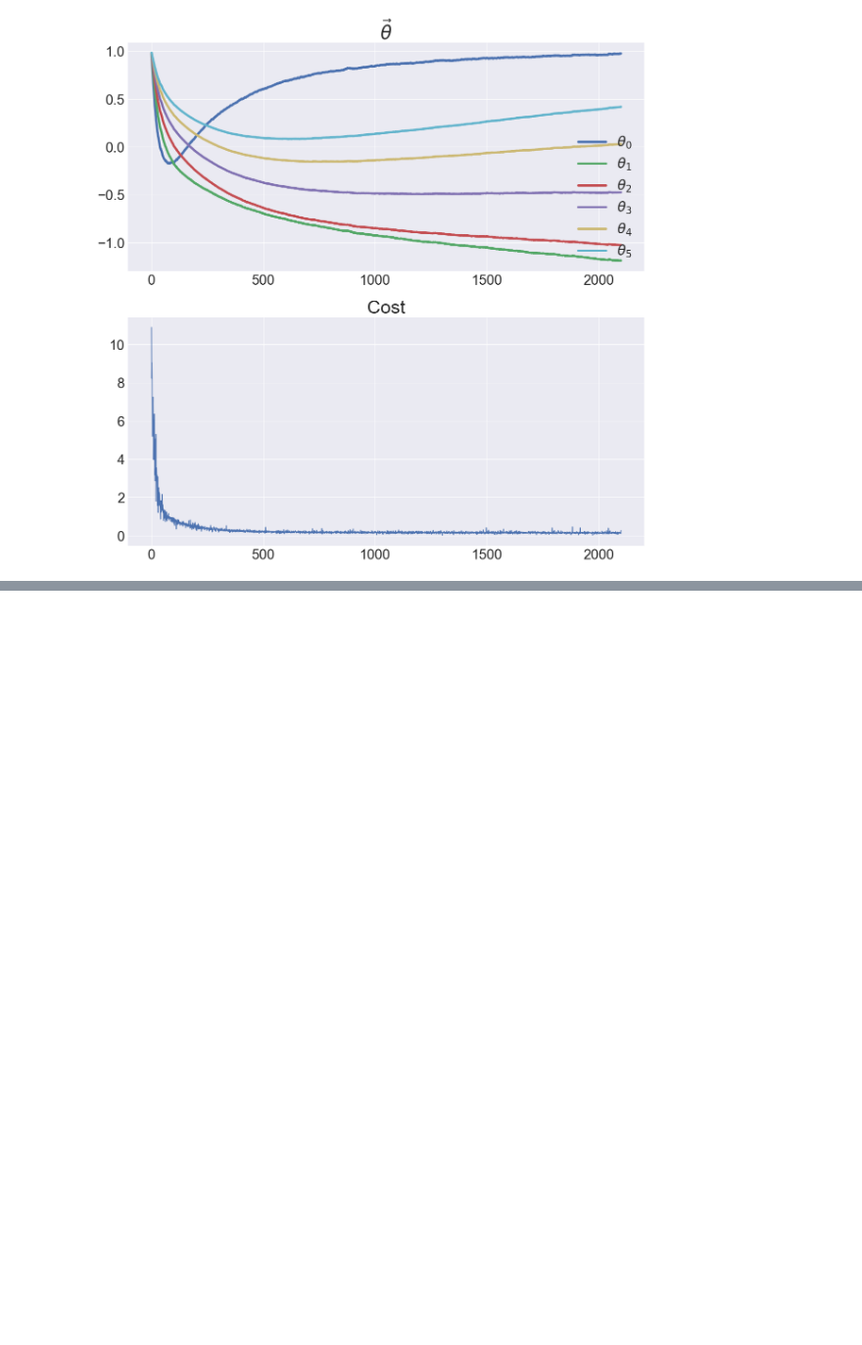
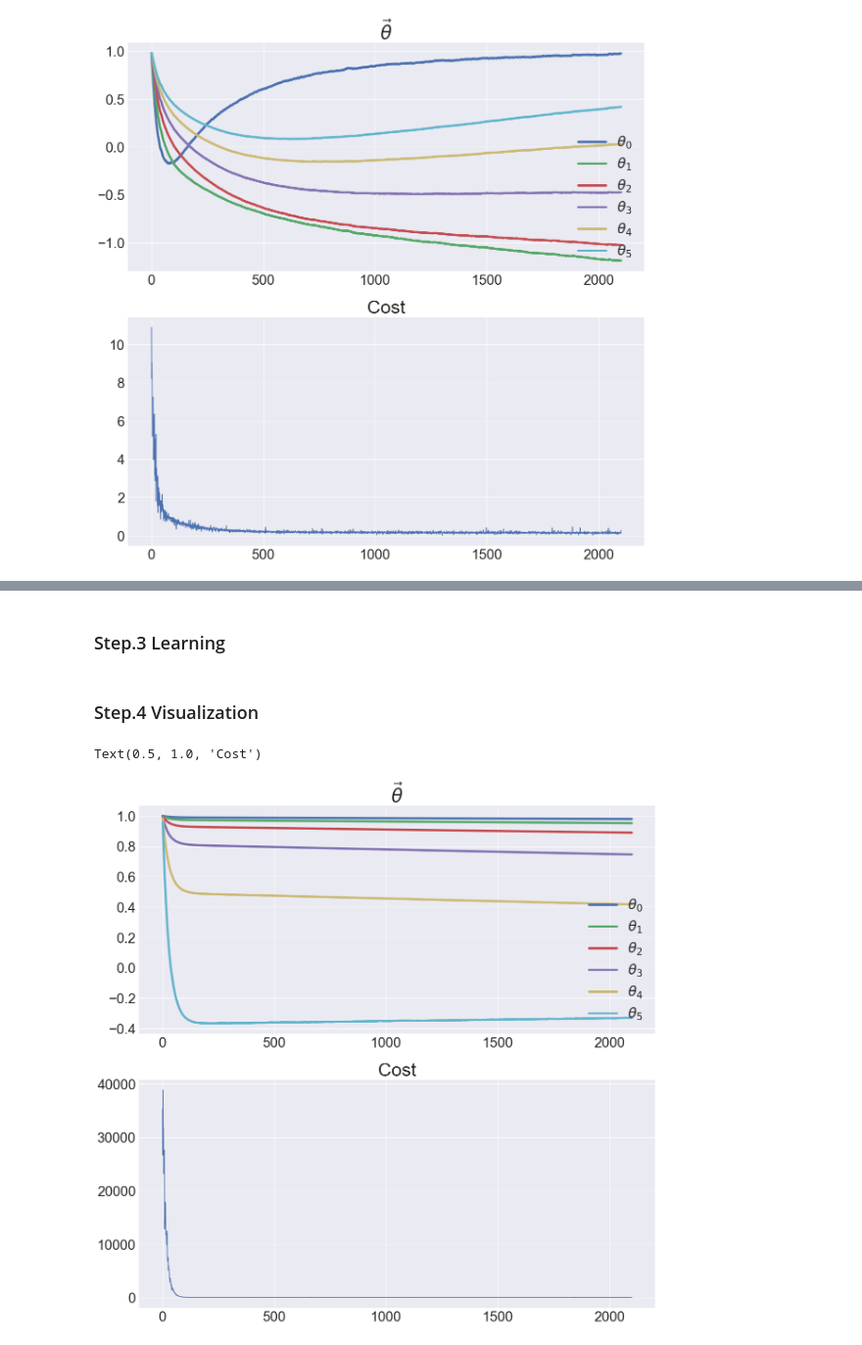
Before and after one commit to 17-76018348/DeepLearning, a Jupyter notebook: new_homework/TA6.01.ipynb, the cells around one changed output, grey strips where cells are left out. Shown at 98% size. Saved outputs shown, nothing was run; the diff lists cells and outputs as text; code cells hidden in the pictures; blank space fills up the shorter version.

```diff
--- a/new_homework/TA6.01.ipynb
+++ b/new_homework/TA6.01.ipynb
@@ -97,0 +119,47 @@ Text(0.5, 1.0, 'Cost')
+# %%
+batch_size = 32
+n_batch = np.ceil(data.shape[0]/batch_size).astype(int)
+feature_dim = x_data.shape[1]-1
+Th = np.ones(shape = (feature_dim + 1,), dtype = np.float).reshape(-1, 1)
+
+affine = affine_MSE.Affine_Function(feature_dim, Th)
+cost = affine_MSE.MSE_Cost()
+
+epochs, lr = 300, 0.000001
+th_accum = Th.reshape(-1, 1)
+cost_list = []
+# %% [markdown]
+### Step.3 Learning
+# %%
+for epoch in range(epochs):
+    np.random.shuffle(data)
+    for batch_idx in range(n_batch):
+        batch = get_data_batch(data, batch_idx, batch_size, n_sample)
+        X, Y = batch[:,:-1], batch[:,-1]
+        Pred = affine.forward(X)
+        J = cost.forward(Y, Pred)
+
+        dPred = cost.backward()
+        affine.backward(dPred, lr)
+
+        th_accum = np.hstack((th_accum, affine._Th))
+        cost_list.append(J)
+# %% [markdown]
+### Step.4 Visualization
+# %%
+fig, ax = plt.subplots(2, 1, figsize = (20, 20))
+
+for i in range(feature_dim + 1):
+    ax[0].plot(th_accum[i], label = r'$\theta_{%d}$'%i,
+               linewidth = 5)
+ax[1].plot(cost_list)
+ax[0].legend(loc = 'lower right',
+            fontsize = 30)
+ax[0].tick_params(axis = 'both', labelsize = 30)
+ax[1].tick_params(axis = 'both', labelsize = 30)
+
+ax[0].set_title(r'$\vec{\theta}$', fontsize = 40)
+ax[1].set_title('Cost', fontsize = 40)
+# %% [output]
+Text(0.5, 1.0, 'Cost')
+[figure, added]
```
Also changed, not shown: parts of 4 cells of this notebook, 1 other file.
